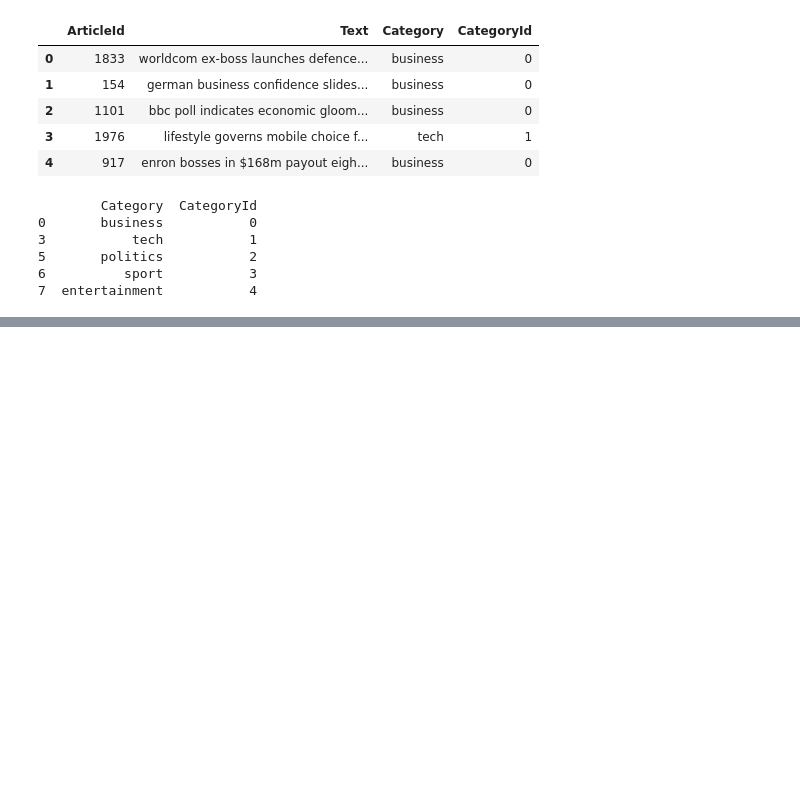
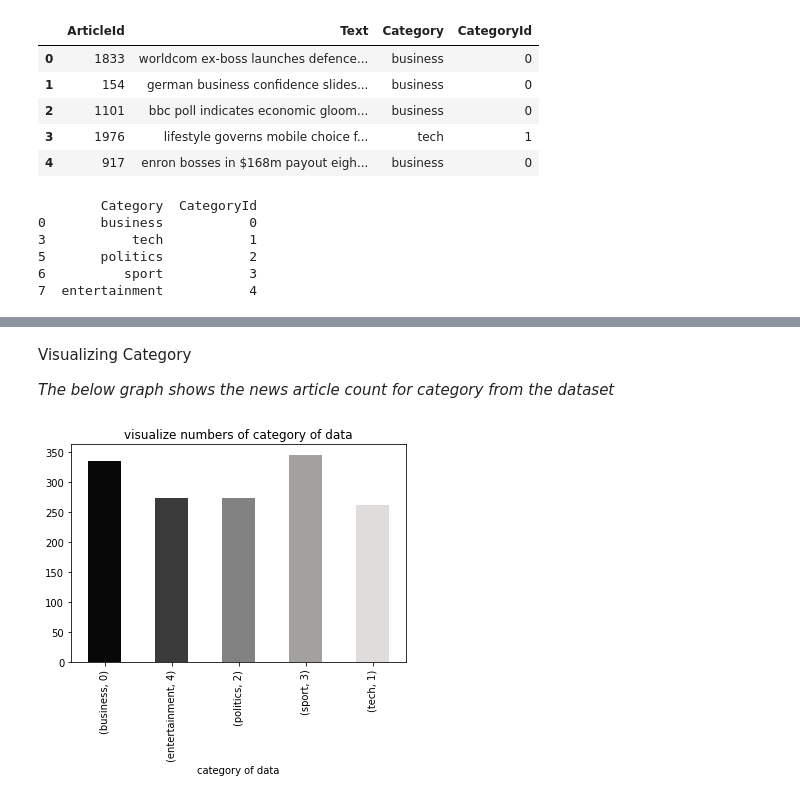
Before and after one commit to abs-sayem/natural_language_processing, a Jupyter notebook: text_classification/text_classification_of_news_articles.ipynb, the cells around one changed output, grey strips where cells are left out. Saved outputs shown, nothing was run; the diff lists cells and outputs as text; code cells hidden in the pictures; blank space fills up the shorter version.

Commit message:
added visualize portion

```diff
--- a/text_classification/text_classification_of_news_articles.ipynb
+++ b/text_classification/text_classification_of_news_articles.ipynb
@@ -131,0 +133,11 @@ print(category)
+# %% [markdown]
+Visualizing Category
+
+*The below graph shows the news article count for category from the dataset*
+# %%
+dataset.groupby('Category').CategoryId.value_counts().plot(kind="bar",color=["#080808", "#3b3b3b", "#828181", "#a3a0a0", "#e0dcdc"])
+plt.xlabel("category of data")
+plt.title("visualize numbers of category of data")
+plt.show()
+# %% [output]
+[figure, added]
```
Also changed, not shown: parts of 5 cells of this notebook.
